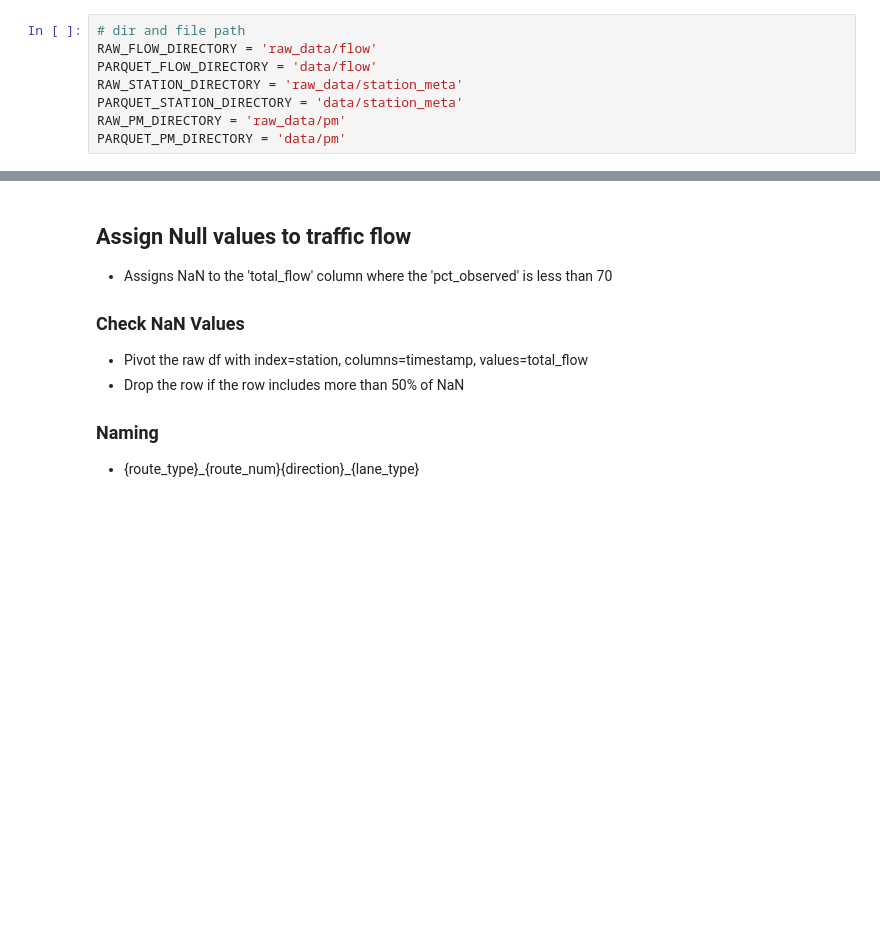
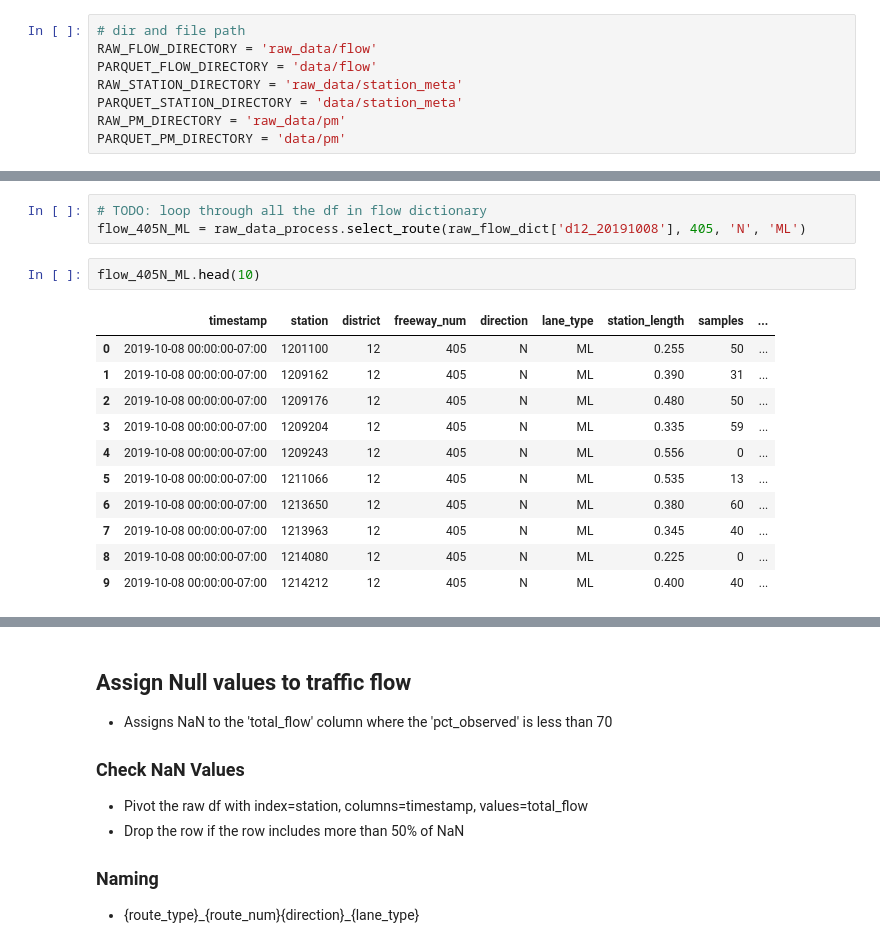
Before and after one commit to yujen-chen/d12-pems-analysis, a Jupyter notebook: rawdata.ipynb, the cells around one changed output, grey strips where cells are left out. Cells and saved outputs as stored; diff of their text form; blank space fills up the shorter version.

```diff
--- a/rawdata.ipynb
+++ b/rawdata.ipynb
@@ -247,0 +52,17 @@ Index(['timestamp', 'station', 'district', 'freeway_num', 'direction',
+# %%
+# TODO: loop through all the df in flow dictionary
+flow_405N_ML = raw_data_process.select_route(raw_flow_dict['d12_20191008'], 405, 'N', 'ML')
+# %%
+flow_405N_ML.head(10)
+# %% [output]
+|  | timestamp | station | district | freeway_num | direction | lane_type | station_length | samples | ... |
+| 0 | 2019-10-08 00:00:00-07:00 | 1201100 | 12 | 405 | N | ML | 0.255 | 50 | ... |
+| 1 | 2019-10-08 00:00:00-07:00 | 1209162 | 12 | 405 | N | ML | 0.390 | 31 | ... |
+| 2 | 2019-10-08 00:00:00-07:00 | 1209176 | 12 | 405 | N | ML | 0.480 | 50 | ... |
+| 3 | 2019-10-08 00:00:00-07:00 | 1209204 | 12 | 405 | N | ML | 0.335 | 59 | ... |
+| 4 | 2019-10-08 00:00:00-07:00 | 1209243 | 12 | 405 | N | ML | 0.556 | 0 | ... |
+| 5 | 2019-10-08 00:00:00-07:00 | 1211066 | 12 | 405 | N | ML | 0.535 | 13 | ... |
+| 6 | 2019-10-08 00:00:00-07:00 | 1213650 | 12 | 405 | N | ML | 0.380 | 60 | ... |
+| 7 | 2019-10-08 00:00:00-07:00 | 1213963 | 12 | 405 | N | ML | 0.345 | 40 | ... |
+| 8 | 2019-10-08 00:00:00-07:00 | 1214080 | 12 | 405 | N | ML | 0.225 | 0 | ... |
+| 9 | 2019-10-08 00:00:00-07:00 | 1214212 | 12 | 405 | N | ML | 0.400 | 40 | ... |
```
Also changed, not shown: parts of 57 cells of this notebook, 4 other files.
